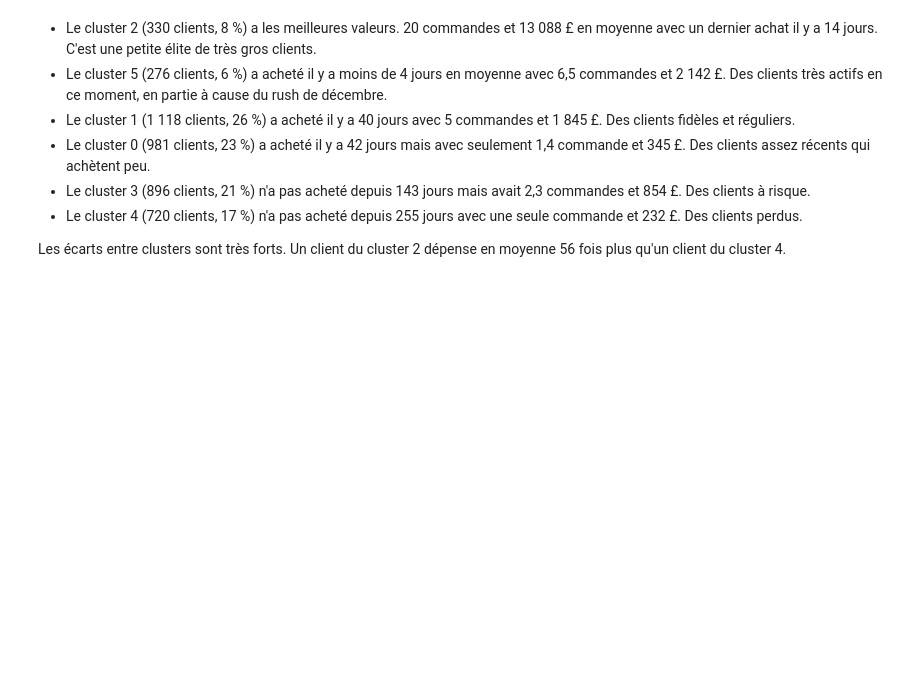
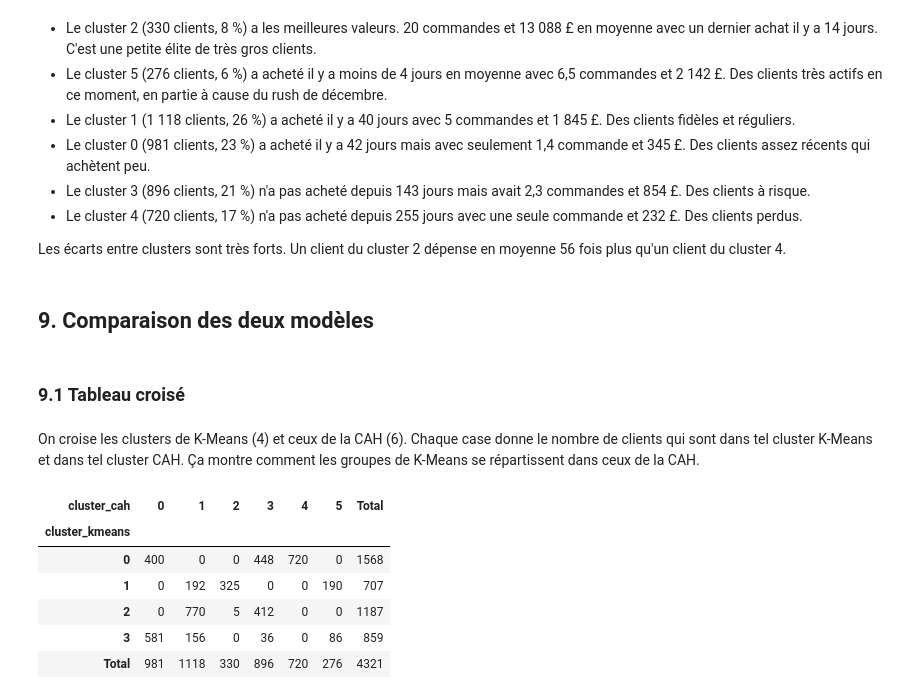
Before and after one commit to Zohair69/globalshop-rfm, a Jupyter notebook: notebooks/online_retail_clustering_rfm.ipynb, the cells around one changed output. Saved outputs shown, nothing was run; the diff lists cells and outputs as text; code cells hidden in the pictures; blank space fills up the shorter version.

```diff
--- a/notebooks/online_retail_clustering_rfm.ipynb
+++ b/notebooks/online_retail_clustering_rfm.ipynb
@@ -1516,3 +1516,21 @@ lecture_cah
 - Le cluster 4 (720 clients, 17 %) n'a pas acheté depuis 255 jours avec une seule commande et 232 £. Des clients perdus.
 
 Les écarts entre clusters sont très forts. Un client du cluster 2 dépense en moyenne 56 fois plus qu'un client du cluster 4.
+# %% [markdown]
+## 9. Comparaison des deux modèles
+# %% [markdown]
+### 9.1 Tableau croisé
+# %% [markdown]
+On croise les clusters de K-Means (4) et ceux de la CAH (6). Chaque case donne le nombre de clients qui sont dans tel cluster K-Means et dans tel cluster CAH. Ça montre comment les groupes de K-Means se répartissent dans ceux de la CAH.
+# %%
+# Tableau croisé : nombre de clients pour chaque combinaison cluster K-Means / cluster CAH
+croise = pd.crosstab(rfm["cluster_kmeans"], rfm["cluster_cah"], margins=True, margins_name="Total")
+croise
+# %% [output]
+| cluster_cah | 0 | 1 | 2 | 3 | 4 | 5 | Total |
+| cluster_kmeans |  |  |  |  |  |  |  |
+| 0 | 400 | 0 | 0 | 448 | 720 | 0 | 1568 |
+| 1 | 0 | 192 | 325 | 0 | 0 | 190 | 707 |
+| 2 | 0 | 770 | 5 | 412 | 0 | 0 | 1187 |
+| 3 | 581 | 156 | 0 | 36 | 0 | 86 | 859 |
+| Total | 981 | 1118 | 330 | 896 | 720 | 276 | 4321 |
```
Also changed, not shown: parts of 18 cells of this notebook.
